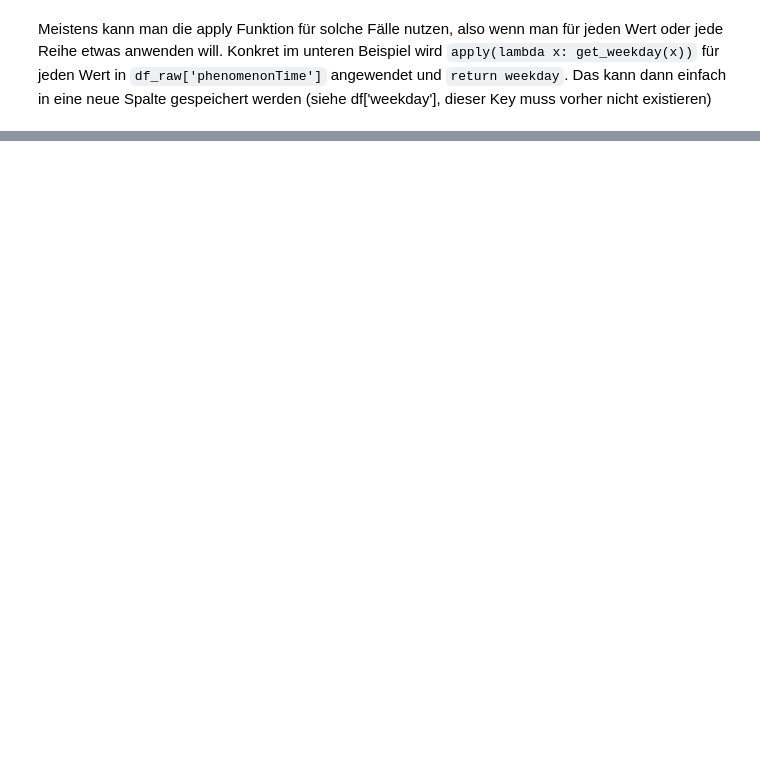
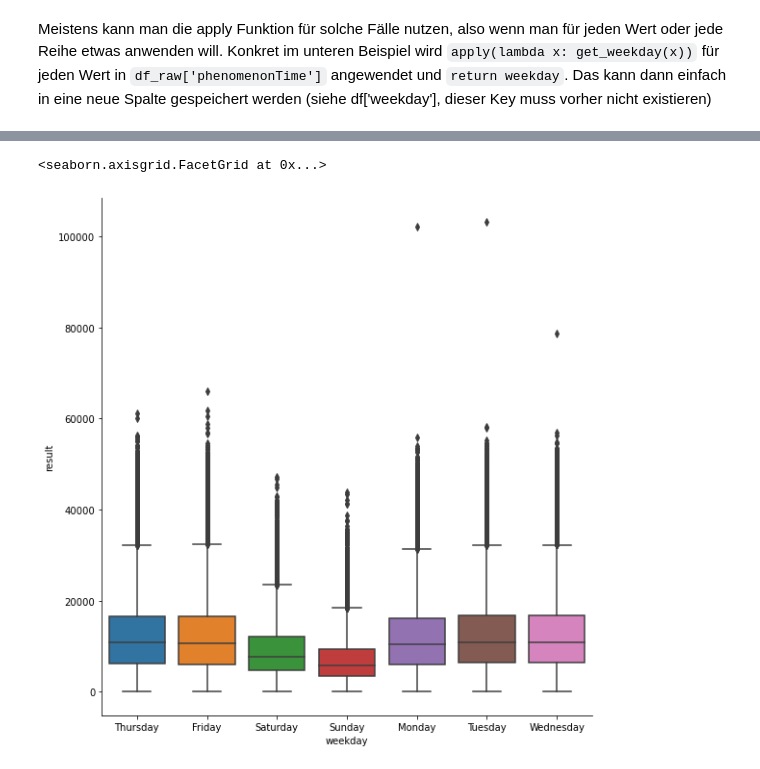
Before and after one commit to MaHag123/hh_techlabs_group12, a Jupyter notebook: data_retrieval_all_Patricia.ipynb, the cells around one changed output, grey strips where cells are left out. Saved outputs shown, nothing was run; the diff lists cells and outputs as text; code cells hidden in the pictures; blank space fills up the shorter version.

```diff
--- a/data_retrieval_all_Patricia.ipynb
+++ b/data_retrieval_all_Patricia.ipynb
@@ -241,0 +254,6 @@ df_raw.head()
+# %%
+# Another way for visualiszation is using a boxplot.
+sns.catplot(x="weekday", y="result", kind="box", data=df_raw, height = 8)
+# %% [output]
+<seaborn.axisgrid.FacetGrid at 0x...>
+[figure, added]
```
Also changed, not shown: parts of 15 cells of this notebook.
